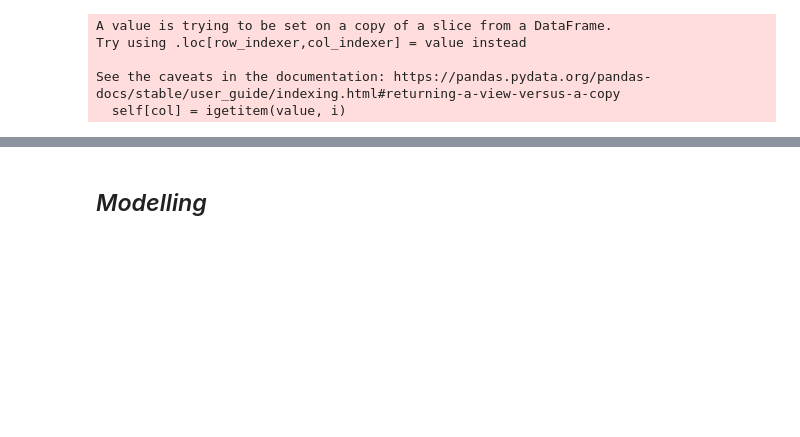
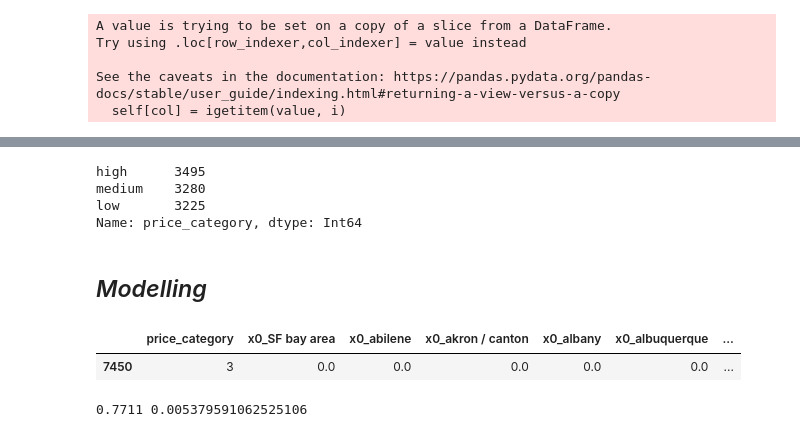
Before and after one commit to YaluninaTatiana/car-valuation, a Jupyter notebook: car-valuation.ipynb, the cells around one changed output, grey strips where cells are left out. Drawn from its saved outputs; the diff is of its cells as text; code cells hidden in the pictures; blank space fills up the shorter version.

```diff
--- a/car-valuation.ipynb
+++ b/car-valuation.ipynb
@@ -307,5 +329,5 @@ df.shape
 # %%
-# удалим лишние столбцы
+# удалим лишние столбцы, также удалим price, как связанную с целевой переменной
 df = df.drop(columns=['region', 'manufacturer', 'short_model', 'fuel', 'title_status', 'transmission',
-                        'state', 'price_category', 'description', 'model'], axis = 1)
+                        'state', 'description', 'model', 'price'], axis = 1)
 # %% [markdown]
@@ -332,7 +339,7 @@ df['diff_year'] = df.apply(lambda x: x.post_year - x.year, axis = 1)
 # %%
 # определим числовые переменные
 
-variables = ['price', 'year', 'odometer', 'lat', 'long', 'len_description', 'diff_year']
+variables = ['year', 'odometer', 'lat', 'long', 'len_description', 'diff_year']
 data_nv = df[variables]
 # %%
 scaler = MinMaxScaler()
@@ -363,0 +367,11 @@ df.shape
+# %%
+df.price_category.value_counts()
+# %% [output]
+high      3495
+medium    3280
+low       3225
+Name: price_category, dtype: Int64
+# %%
+df['price_category'] = df.price_category.apply(lambda x: 1 if x == 'low'else (2 if x == 'medium' else 3))
+# %%
+df = df.drop(['id'], axis = 1)
@@ -364,2 +380,7 @@ df.shape
 # %% [markdown]
 ## *Modelling*
+# %%
+df.sample()
+# %% [output]
+|  | price_category | x0_SF bay area | x0_abilene | x0_akron / canton | x0_albany | x0_albuquerque | ... |
+| 7450 | 3 | 0.0 | 0.0 | 0.0 | 0.0 | 0.0 | ... |
@@ -365,0 +398,6 @@ df.shape
+# %%
+# Oценим точность логистической регрессии
+cv_score_lr = cross_val_score(logreg, x, y, cv = 5)
+print(cv_score_lr.mean(), cv_score_lr.std())
+# %% [output]
+0.7711 0.005379591062525106
```
Also changed, not shown: parts of 47 cells of this notebook, 2 other files.
